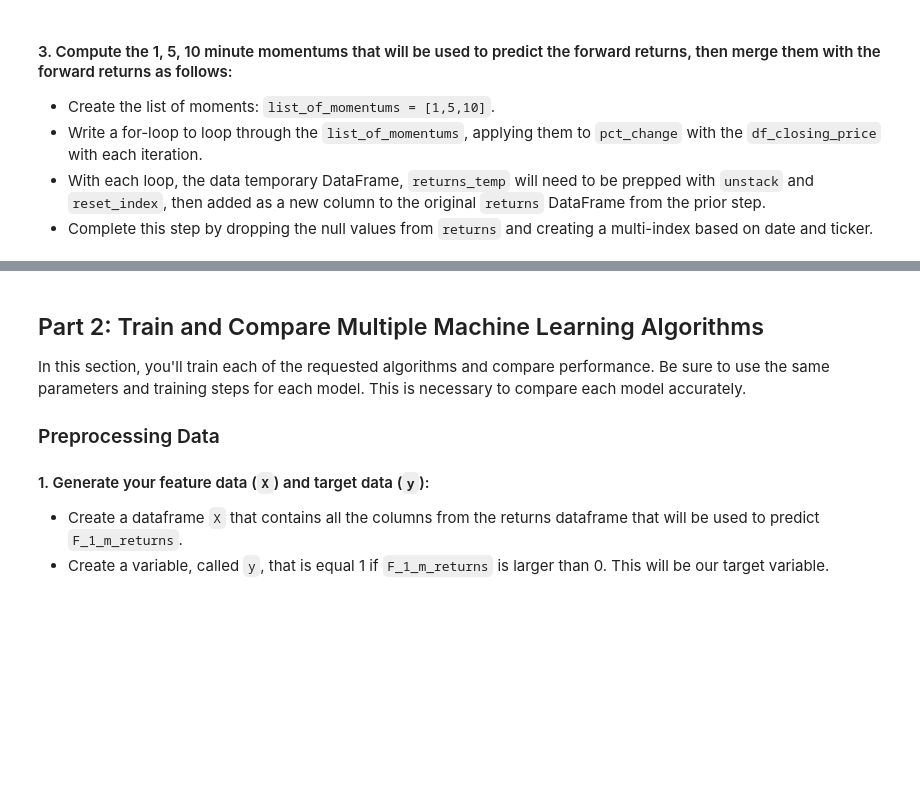
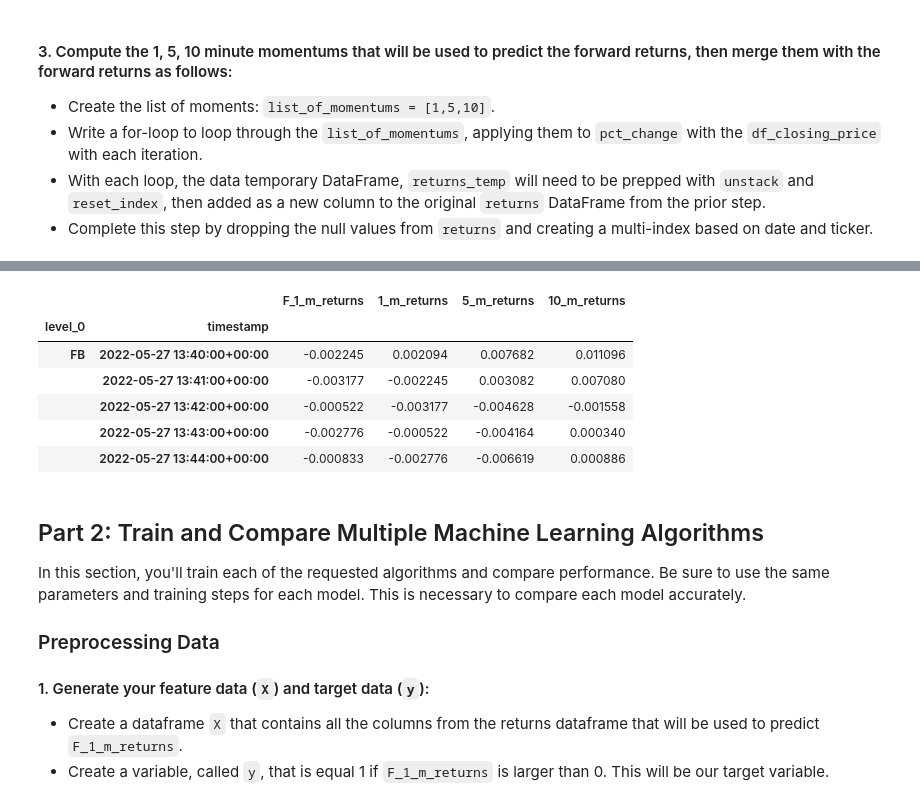
Before and after one commit to aaargyrou/AlgoTrading--High-Frequency-Trading, a Jupyter notebook: Code/high_frequency_trading_algo.ipynb, the cells around one changed output, grey strips where cells are left out. Cells and saved outputs as stored; diff of their text form; code cells hidden in the pictures; blank space fills up the shorter version.

Commit message:
Completed data collection and prep

```diff
--- a/Code/high_frequency_trading_algo.ipynb
+++ b/Code/high_frequency_trading_algo.ipynb
@@ -207,14 +214,19 @@ returns.tail(5)
 list_of_momentums = [1,5,10]
 for i in list_of_momentums:
     # Compute percentage change for each one of the momentums in the momentum list
-    # YOUR CODE HERE
+    pct_chg = df_closing_prices.pct_change(i)
+
     # Unstack the returns and save the output as as dataframe called returns_temp
-    # YOUR CODE HERE
+    returns_temp = pd.DataFrame(pct_chg.unstack(level=0))
+
     # Rename the column to make it easer to identify it:
-    # YOUR CODE HERE
+    name = f'{i}_m_returns'
+    returns_temp.rename(columns={0: name}, inplace = True)
+
     # Reset the index so we can merge based on index
-    # YOUR CODE HERE
+    returns_temp.reset_index(inplace=True)
+
     # Merge returns_temp  with the original returns
-    returns = pd.merge(returns,returns_temp,left_on=['level_0', 'time'],right_on=['level_0', 'time'], how='left', suffixes=('_original', 'right'))
+    returns = pd.merge(returns,returns_temp,left_on=['level_0', 'timestamp'],right_on=['level_0', 'timestamp'], how='left', suffixes=('_original', 'right'))
 # %%
 returns.head(11)
@@ -221,8 +246,18 @@ returns.head(11)
 # %%
 # Use dropna() to get rid of those missing observations.
-# YOUR CODE HERE
+returns.dropna(inplace=True)
+
 # Create a multi index based on level_0 and time
-# YOUR CODE HERE
+returns.set_index(['level_0', 'timestamp'], inplace=True)
+returns.head()
+# %% [output]
+|  |  | F_1_m_returns | 1_m_returns | 5_m_returns | 10_m_returns |
+| level_0 | timestamp |  |  |  |  |
+| FB | 2022-05-27 13:40:00+00:00 | -0.002245 | 0.002094 | 0.007682 | 0.011096 |
+|  | 2022-05-27 13:41:00+00:00 | -0.003177 | -0.002245 | 0.003082 | 0.007080 |
+|  | 2022-05-27 13:42:00+00:00 | -0.000522 | -0.003177 | -0.004628 | -0.001558 |
+|  | 2022-05-27 13:43:00+00:00 | -0.002776 | -0.000522 | -0.004164 | 0.000340 |
+|  | 2022-05-27 13:44:00+00:00 | -0.000833 | -0.002776 | -0.006619 | 0.000886 |
 # %% [markdown]
 ## Part 2: Train and Compare Multiple Machine Learning Algorithms
 
```
Also changed, not shown: parts of 2 cells of this notebook.
